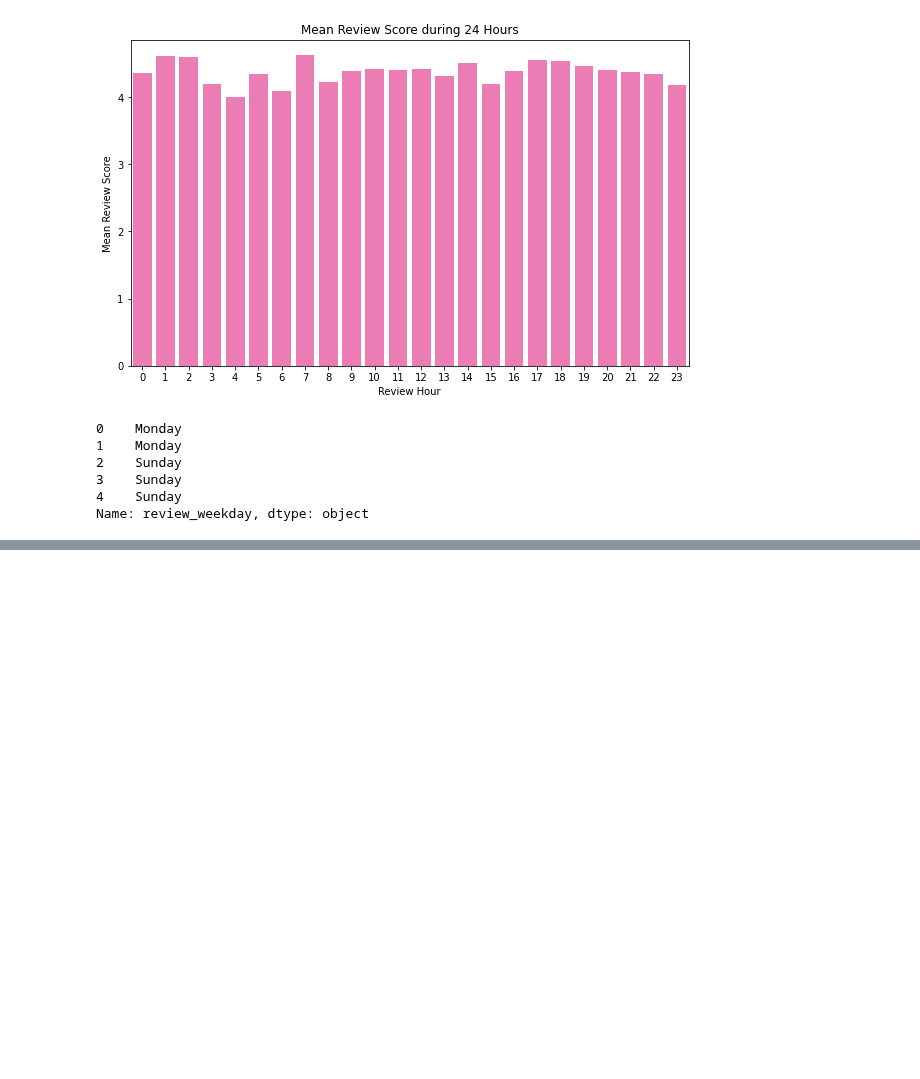
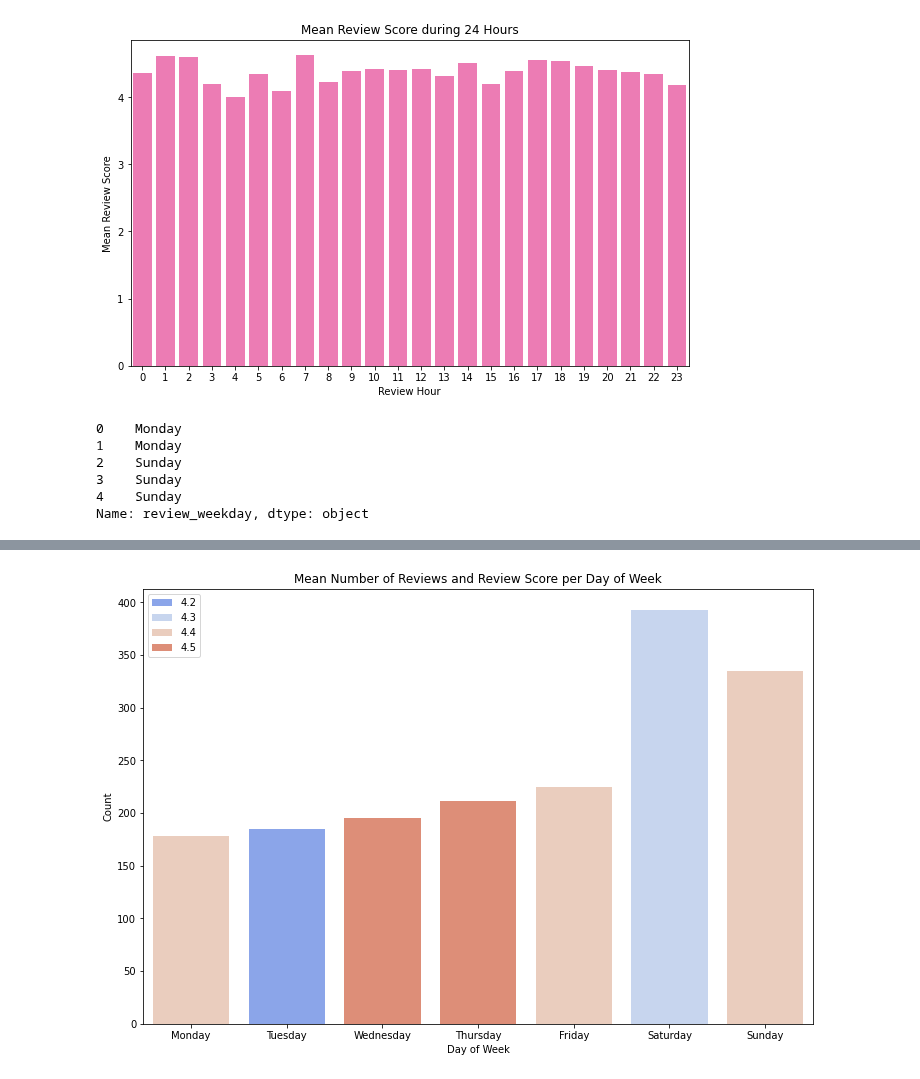
Before and after one commit to MalkAle/Google-Reviews-Restaurant-Analysis, a Jupyter notebook: Reviews_Analysis.ipynb, the cells around one changed output, grey strips where cells are left out. Cells and saved outputs as stored; diff of their text form; code cells hidden in the pictures; blank space fills up the shorter version.

```diff
--- a/Reviews_Analysis.ipynb
+++ b/Reviews_Analysis.ipynb
@@ -340,0 +380,15 @@ Name: review_weekday, dtype: object
+# %%
+plt.figure(figsize=(12,8))
+fig = sns.barplot(x=df.groupby('review_weekday').mean().index,
+                 y=df.groupby('review_weekday').count()['review_rating'],
+                 hue=round(df.groupby('review_weekday').mean()['review_rating'],1),
+                 dodge=False,
+                 order=['Monday','Tuesday','Wednesday','Thursday','Friday','Saturday','Sunday'],
+                 palette="coolwarm")
+fig.legend(loc='upper left')
+fig.set_title('Mean Number of Reviews and Review Score per Day of Week', fontsize=12)
+fig.set_xlabel('Day of Week')
+fig.set_ylabel('Count')
+plt.savefig('Pics/review_score_weekday.jpg',bbox_inches='tight',dpi=200)
+# %% [output]
+[figure, added]
```
Also changed, not shown: parts of 16 cells of this notebook, 22 other files.
